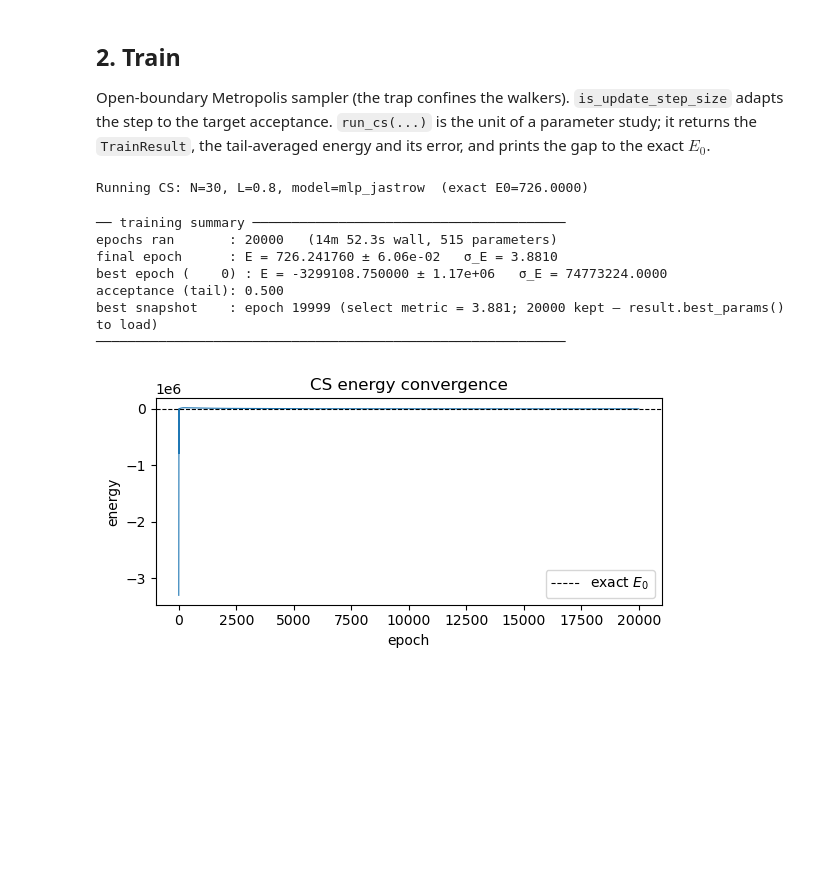
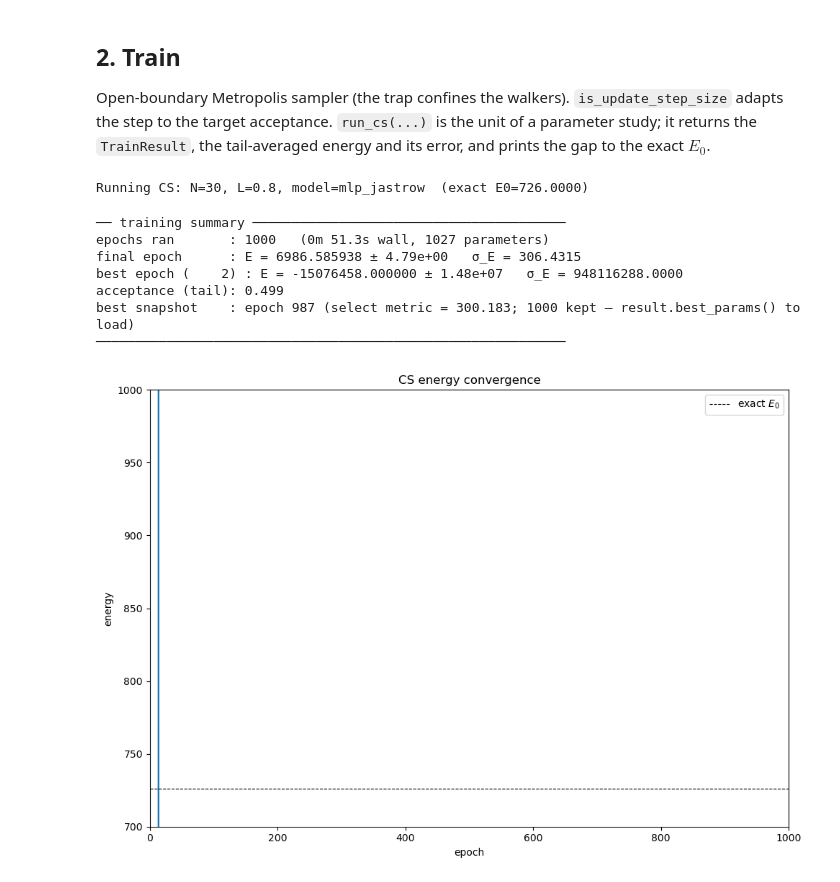
Before and after one commit to pfargas/qvarnet, a Jupyter notebook: calogero-sutherland/cs-single-point-exploration.ipynb, the cells around one changed output. Cells and saved outputs as stored; diff of their text form; code cells hidden in the pictures; blank space fills up the shorter version.

```diff
--- a/calogero-sutherland/cs-single-point-exploration.ipynb
+++ b/calogero-sutherland/cs-single-point-exploration.ipynb
@@ -96,7 +97,7 @@ def make_model(kind='mlp_jastrow', lambda_init=LAMBDA_INIT):
     if kind == 'mlp_jastrow':
         return LogWavefunction(
             transform=NoBoundary(),
-            network=MLP(hidden=[16]),
+            network=MLP(hidden=[32]),
             envelope=GaussianEnvelope(),
             jastrow=LogJastrow(n_particles=N, lambda_init=lambda_init),
         )
@@ -153,26 +154,29 @@ def run_cs(L, N=N, kind='mlp_jastrow', n_epochs=20_000, n_chains=4096,
         shape=(n_chains, N * N_DIM), model=model, optimizer=optax_optimizer,
         hamiltonian=make_hamiltonian(L),
         training_config=cfg, sampler_params=sampler_params, coord_mode=LabCoords(),
-        k_best=n_epochs, init_params=init_params
+        init_params=init_params, callbacks=[SnapshotCallback(policy="all", k=n_epochs, metric="std")],
     )
     return result
 # %%
-result = run_cs(L)
+result = run_cs(L, n_epochs=20_000, lr=1e-2)
 # %% [output]
 Running CS: N=30, L=0.8, model=mlp_jastrow  (exact E0=726.0000)
 ── training summary ────────────────────────────────────────
-epochs ran       : 20000   (14m 52.3s wall, 515 parameters)
-final epoch      : E = 726.241760 ± 6.06e-02   σ_E = 3.8810
-best epoch (    0) : E = -3299108.750000 ± 1.17e+06   σ_E = 74773224.0000
-acceptance (tail): 0.500
-best snapshot    : epoch 19999 (select metric = 3.881; 20000 kept — result.best_params() to load)
+epochs ran       : 1000   (0m 51.3s wall, 1027 parameters)
+final epoch      : E = 6986.585938 ± 4.79e+00   σ_E = 306.4315
+best epoch (    2) : E = -15076458.000000 ± 1.48e+07   σ_E = 948116288.0000
+acceptance (tail): 0.499
+best snapshot    : epoch 987 (select metric = 300.183; 1000 kept — result.best_params() to load)
 ────────────────────────────────────────────────────────────
 # %%
 energies = np.array([float(s.energy) for s in result.history])
-plt.figure(figsize=(6, 3))
+plt.figure(figsize=(10, 7))
 plt.plot(energies, lw=0.8)
+plt.ylim(700, 1000)
+min = 10000 if len(energies) > 10000 else 0
+plt.xlim(min, len(energies))
 plt.axhline(E_exact_total, color='k', ls='--', lw=0.8, label='exact $E_0$')
 plt.xlabel('epoch'); plt.ylabel('energy'); plt.legend()
 plt.title('CS energy convergence'); plt.tight_layout(); plt.show()
 # %% [output]
-[figure, old version]
+[figure, new version]
```
Also changed, not shown: parts of 12 cells of this notebook, 4 other files.
